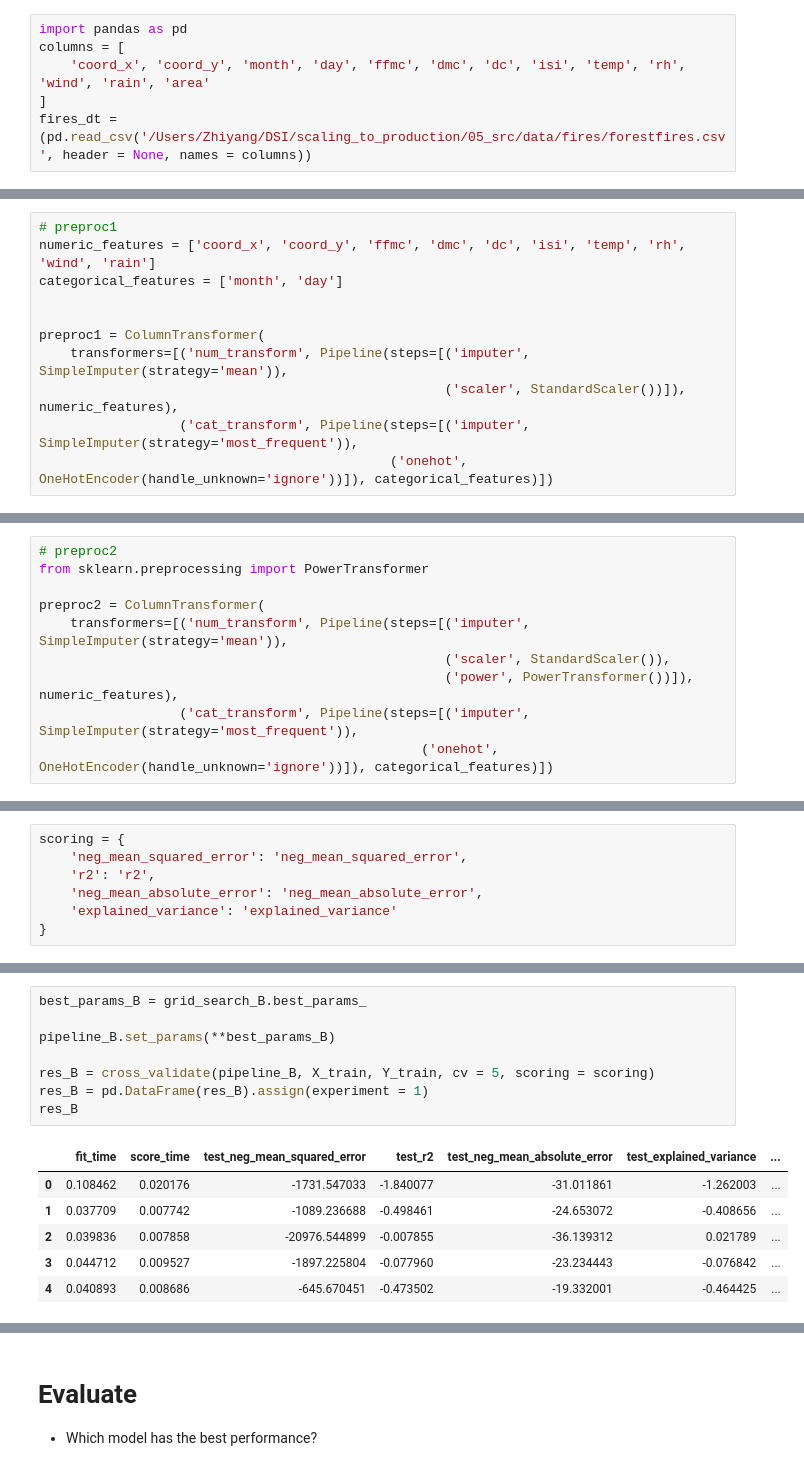
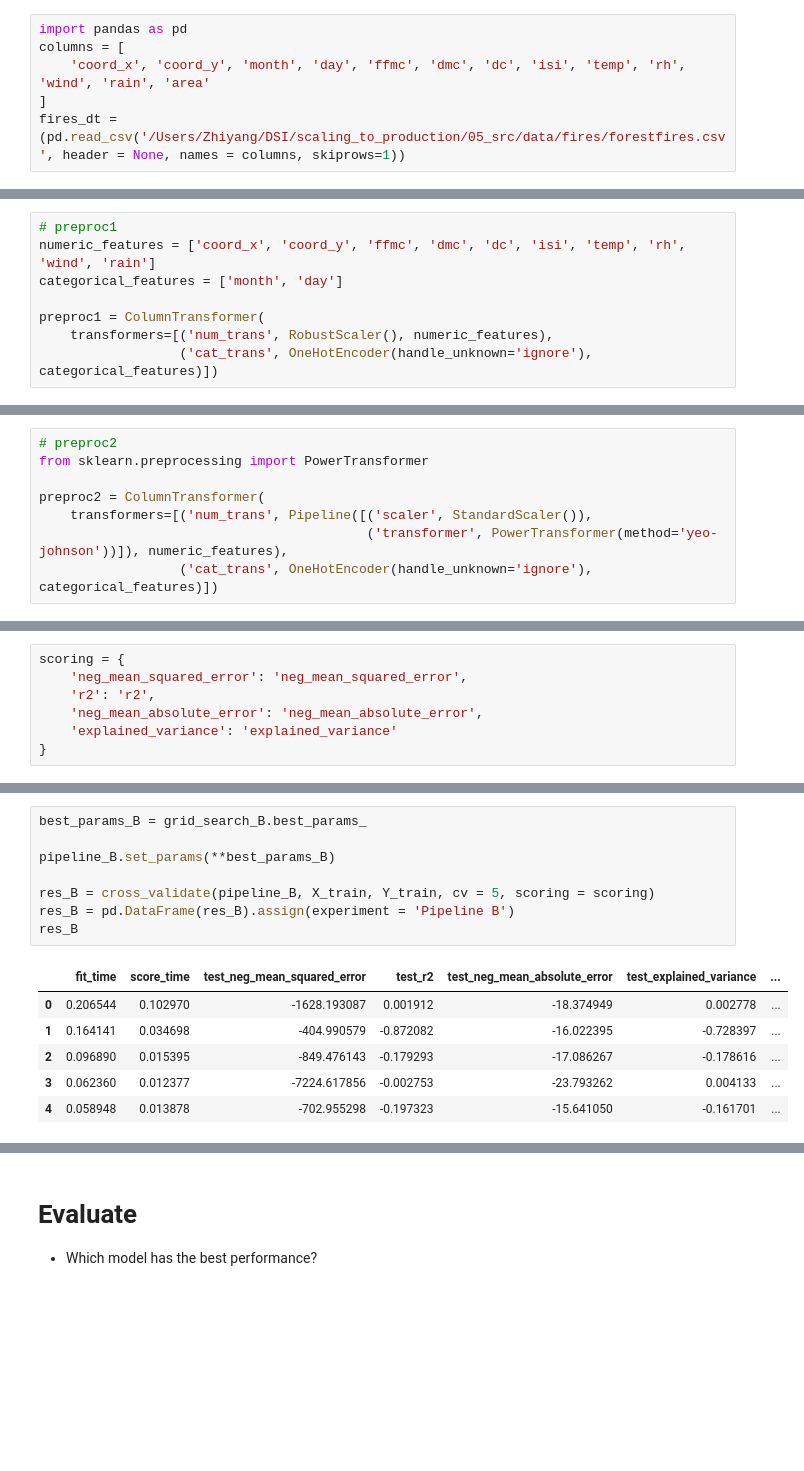
Before and after one commit to GianneW/scaling_to_production, a Jupyter notebook: 02_activities/assignments/assignment_3.ipynb, the cells around one changed output, grey strips where cells are left out. Saved outputs shown, nothing was run; the diff lists cells and outputs as text; blank space fills up the shorter version.

```diff
--- a/02_activities/assignments/assignment_3.ipynb
+++ b/02_activities/assignments/assignment_3.ipynb
@@ -70,4 +70,4 @@ import pandas as pd
 columns = [
     'coord_x', 'coord_y', 'month', 'day', 'ffmc', 'dmc', 'dc', 'isi', 'temp', 'rh', 'wind', 'rain', 'area'
 ]
-fires_dt = (pd.read_csv('/Users/Zhiyang/DSI/scaling_to_production/05_src/data/fires/forestfires.csv', header = None, names = columns))
+fires_dt = (pd.read_csv('/Users/Zhiyang/DSI/scaling_to_production/05_src/data/fires/forestfires.csv', header = None, names = columns, skiprows=1))
@@ -134,12 +147,9 @@ Create preproc1 below.
 numeric_features = ['coord_x', 'coord_y', 'ffmc', 'dmc', 'dc', 'isi', 'temp', 'rh', 'wind', 'rain']
 categorical_features = ['month', 'day']
 
-
 preproc1 = ColumnTransformer(
-    transformers=[('num_transform', Pipeline(steps=[('imputer', SimpleImputer(strategy='mean')),
-                                                    ('scaler', StandardScaler())]), numeric_features),
-                  ('cat_transform', Pipeline(steps=[('imputer', SimpleImputer(strategy='most_frequent')),
-                                             ('onehot', OneHotEncoder(handle_unknown='ignore'))]), categorical_features)])
+    transformers=[('num_trans', RobustScaler(), numeric_features),
+                  ('cat_trans', OneHotEncoder(handle_unknown='ignore'), categorical_features)])
 # %%
 preproc1
 # %% [output]
@@ -166,11 +171,9 @@ Create preproc1 below.
 from sklearn.preprocessing import PowerTransformer
 
 preproc2 = ColumnTransformer(
-    transformers=[('num_transform', Pipeline(steps=[('imputer', SimpleImputer(strategy='mean')),
-                                                    ('scaler', StandardScaler()),
-                                                    ('power', PowerTransformer())]), numeric_features),
-                  ('cat_transform', Pipeline(steps=[('imputer', SimpleImputer(strategy='most_frequent')),
-                                                 ('onehot', OneHotEncoder(handle_unknown='ignore'))]), categorical_features)])
+    transformers=[('num_trans', Pipeline([('scaler', StandardScaler()),
+                                          ('transformer', PowerTransformer(method='yeo-johnson'))]), numeric_features),
+                  ('cat_trans', OneHotEncoder(handle_unknown='ignore'), categorical_features)])
 # %%
 preproc2
 # %% [output]
@@ -339,15 +327,15 @@ print(grid_search_B.best_score_)
 # %%
 best_params_B = grid_search_B.best_params_
 
 pipeline_B.set_params(**best_params_B)
 
 res_B = cross_validate(pipeline_B, X_train, Y_train, cv = 5, scoring = scoring)
-res_B = pd.DataFrame(res_B).assign(experiment = 1)
+res_B = pd.DataFrame(res_B).assign(experiment = 'Pipeline B')
 res_B
 # %% [output]
 |  | fit_time | score_time | test_neg_mean_squared_error | test_r2 | test_neg_mean_absolute_error | test_explained_variance | ... |
-| 0 | 0.108462 | 0.020176 | -1731.547033 | -1.840077 | -31.011861 | -1.262003 | ... |
-| 1 | 0.037709 | 0.007742 | -1089.236688 | -0.498461 | -24.653072 | -0.408656 | ... |
-| 2 | 0.039836 | 0.007858 | -20976.544899 | -0.007855 | -36.139312 | 0.021789 | ... |
-| 3 | 0.044712 | 0.009527 | -1897.225804 | -0.077960 | -23.234443 | -0.076842 | ... |
-| 4 | 0.040893 | 0.008686 | -645.670451 | -0.473502 | -19.332001 | -0.464425 | ... |
+| 0 | 0.206544 | 0.102970 | -1628.193087 | 0.001912 | -18.374949 | 0.002778 | ... |
+| 1 | 0.164141 | 0.034698 | -404.990579 | -0.872082 | -16.022395 | -0.728397 | ... |
+| 2 | 0.096890 | 0.015395 | -849.476143 | -0.179293 | -17.086267 | -0.178616 | ... |
+| 3 | 0.062360 | 0.012377 | -7224.617856 | -0.002753 | -23.793262 | 0.004133 | ... |
+| 4 | 0.058948 | 0.013878 | -702.955298 | -0.197323 | -15.641050 | -0.161701 | ... |
```
Also changed, not shown: parts of 33 cells of this notebook, 1 other file.
